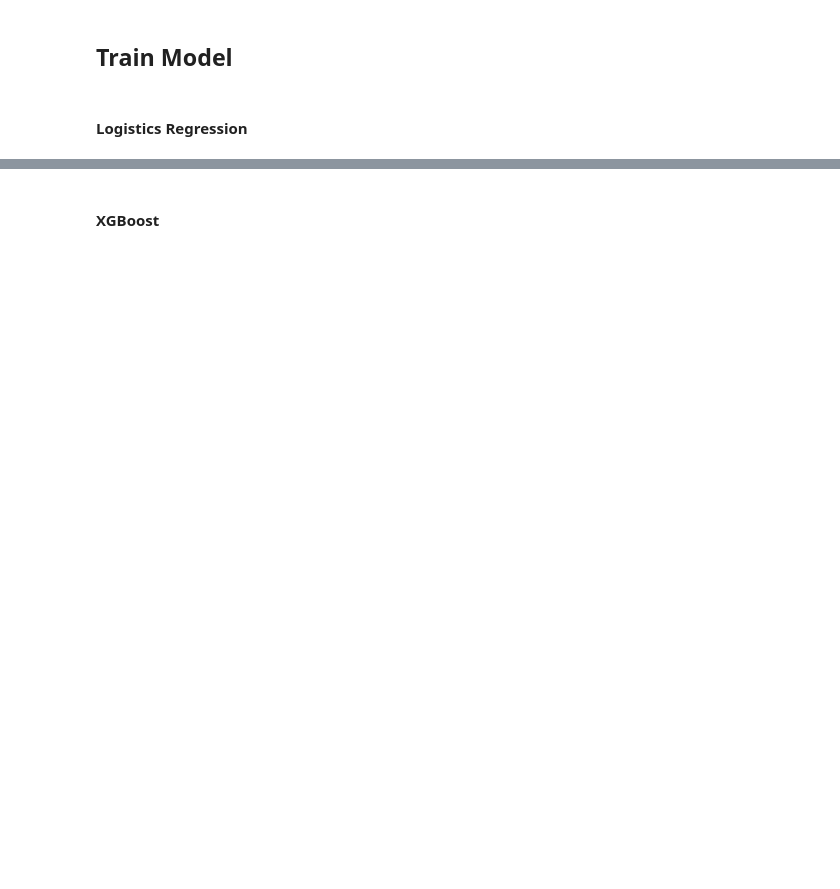
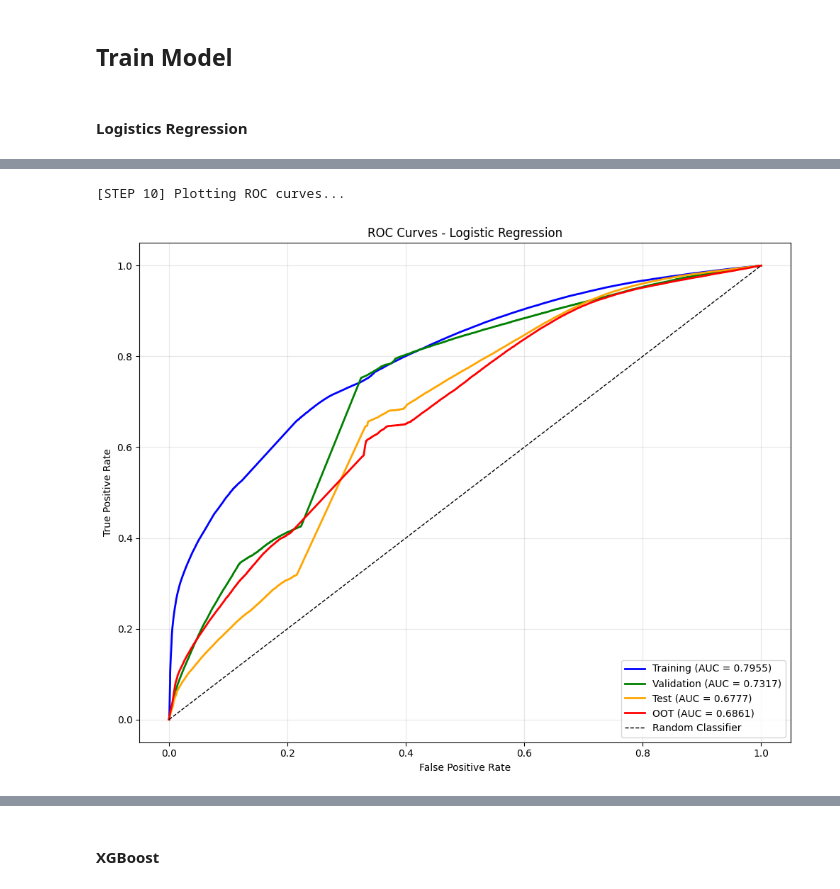
Before and after one commit to farhanlion/MLE-project, a Jupyter notebook: notebooks/05_model_training/Model Training.ipynb, the cells around one changed output, grey strips where cells are left out. Saved outputs shown, nothing was run; the diff lists cells and outputs as text; code cells hidden in the pictures; blank space fills up the shorter version.

```diff
--- a/notebooks/05_model_training/Model Training.ipynb
+++ b/notebooks/05_model_training/Model Training.ipynb
@@ -313,0 +811,32 @@ X_oot_processed 221914
+# %%
+# ============================================================================
+# STEP 10: ROC CURVES
+# ============================================================================
+print("\n[STEP 10] Plotting ROC curves...")
+
+plt.figure(figsize=(10, 8))
+
+# Plot ROC curve for each split
+for y_true, y_pred_proba, split_name, color in [
+    (y_train, y_train_pred_proba, 'Training', 'blue'),
+    (y_val, y_val_pred_proba, 'Validation', 'green'),
+    (y_test, y_test_pred_proba, 'Test', 'orange'),
+    (y_oot, y_oot_pred_proba, 'OOT', 'red')
+]:
+    fpr, tpr, _ = roc_curve(y_true, y_pred_proba)
+    auc = roc_auc_score(y_true, y_pred_proba)
+    plt.plot(fpr, tpr, label=f'{split_name} (AUC = {auc:.4f})', color=color, linewidth=2)
+
+# Plot diagonal (random classifier)
+plt.plot([0, 1], [0, 1], 'k--', label='Random Classifier', linewidth=1)
+
+plt.xlabel('False Positive Rate')
+plt.ylabel('True Positive Rate')
+plt.title('ROC Curves - Logistic Regression')
+plt.legend(loc='lower right')
+plt.grid(alpha=0.3)
+plt.tight_layout()
+plt.show()
+# %% [output]
+[STEP 10] Plotting ROC curves...
+[figure, added]
```
Also changed, not shown: parts of 71 cells of this notebook, 3 other files.
